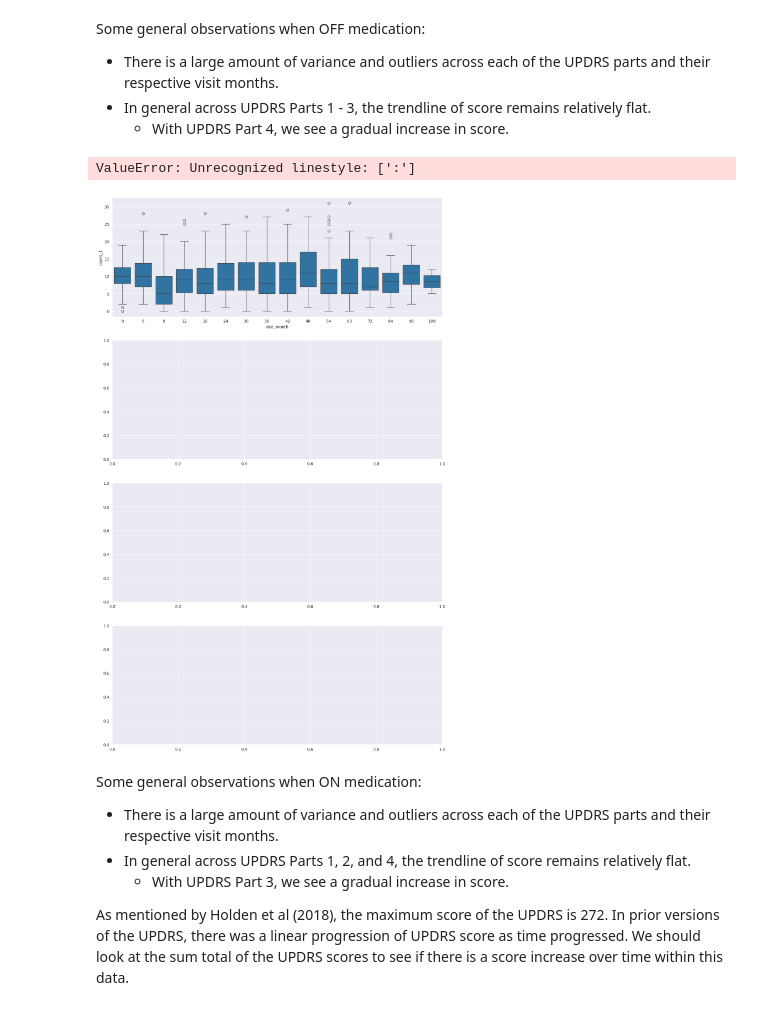
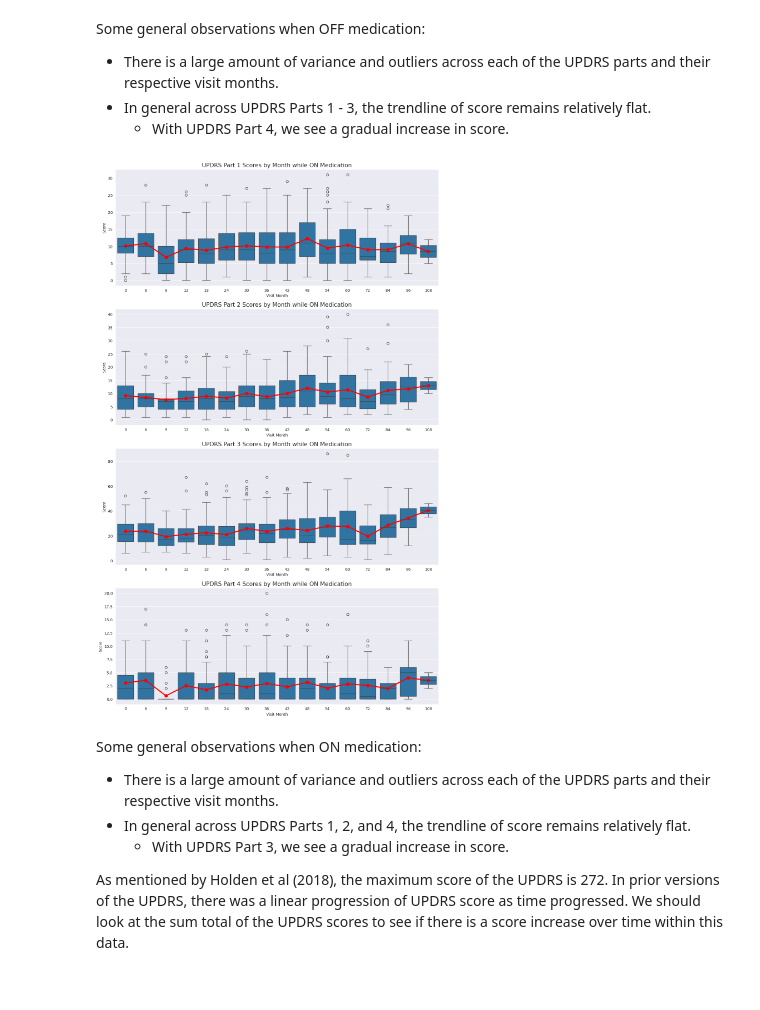
Before and after one commit to AndrewTsai0406/Parkinson-Severity-Assessment, a Jupyter notebook: notebooks/EDA.ipynb, the cells around one changed output. Saved outputs shown, nothing was run; the diff lists cells and outputs as text; code cells hidden in the pictures.

```diff
--- a/notebooks/EDA.ipynb
+++ b/notebooks/EDA.ipynb
@@ -349,40 +178,0 @@ We should next check to see if we have any duplicated values in our various data
-# %%
-titles = ["Peptide Data", "Protein Data", "Clinical Data", "Supplemental Data"]
-value_counts = []
-duplicates = train_peptides.pivot_table(index=[
-    'UniProt', 'Peptide', 'PeptideAbundance',
-], aggfunc="size")
-unique, counts = np.unique(duplicates, return_counts=True)
-value_counts.append(dict(zip(unique, counts)))
-
-duplicates = train_protiens.pivot_table(index=[
-    'UniProt', 'NPX',
-], aggfunc="size")
-unique, counts = np.unique(duplicates, return_counts=True)
-value_counts.append(dict(zip(unique, counts)))
-
-duplicates = train_clinical_data.pivot_table(index=[
-    'visit_month', 'updrs_1', 'updrs_2', 'updrs_3', 'updrs_4', 'upd23b_clinical_state_on_medication'
-], aggfunc="size")
-unique, counts = np.unique(duplicates, return_counts=True)
-value_counts.append(dict(zip(unique, counts)))
-
-duplicates = supplemental_clinical_data.pivot_table(index=[
-    'visit_month', 'updrs_1', 'updrs_2', 'updrs_3', 'updrs_4', 'upd23b_clinical_state_on_medication'
-], aggfunc="size")
-unique, counts = np.unique(duplicates, return_counts=True)
-value_counts.append(dict(zip(unique, counts)))
-
-fig, axs = plt.subplots(nrows=1, ncols=4, figsize=(20, 4))
-
-axs = axs.flatten()
-
-for x in range(4):
-    ax = axs[x]
-    _ = sns.barplot(x=list(value_counts[x].keys())[1:], y=list(value_counts[x].values())[1:], ax=ax)
-    _ = ax.set_title("Duplicate Counts in {}".format(titles[x], fontsize=15))
-    _ = ax.set_ylabel("Count")
-    _ = ax.set_xlabel("Number of Times Row is Duplicated")
-    for p in ax.patches:
-        height = p.get_height()
-        ax.text(x=p.get_x()+(p.get_width()/2), y=height, s="{:d}".format(int(height)), ha="center")
@@ -691,24 +364,23 @@ Some general observations when OFF medication:
 # %%
 train_clincial_data_copy = train_clinical_data.copy()
 train_clincial_data_copy["upd23b_clinical_state_on_medication"] = train_clincial_data_copy["upd23b_clinical_state_on_medication"].fillna("Off")
 
 fig, axs = plt.subplots(nrows=4, ncols=1, figsize=(15, 25))
 
 sns.set_style('darkgrid')
 
 axs = axs.flatten()
 
 for x, feature in enumerate(["updrs_1", "updrs_2", "updrs_3", "updrs_4"]):
     ax = axs[x]
     data = train_clincial_data_copy[(train_clincial_data_copy["upd23b_clinical_state_on_medication"] == "On")]
     _ = sns.boxplot(data=data, x="visit_month", y=feature, ax=ax)
-    _ = sns.pointplot(data=data, x="visit_month", y=feature, color="r", ci=None, linestyles=[":"], ax=ax)
+    _ = sns.pointplot(data=data, x="visit_month", y=feature, color="r", ci=None, ax=ax)
     _ = ax.set_title("UPDRS Part {} Scores by Month while ON Medication".format(x+1), fontsize=15)
     _ = ax.set_xlabel("Visit Month")
     _ = ax.set_ylabel("Score")
 # %% [output]
-ValueError: Unrecognized linestyle: [':']
-[figure, old version]
+[figure, new version]
 # %% [markdown]
 Some general observations when ON medication:
 
```
Also changed, not shown: parts of 47 cells of this notebook, 1 other file.
